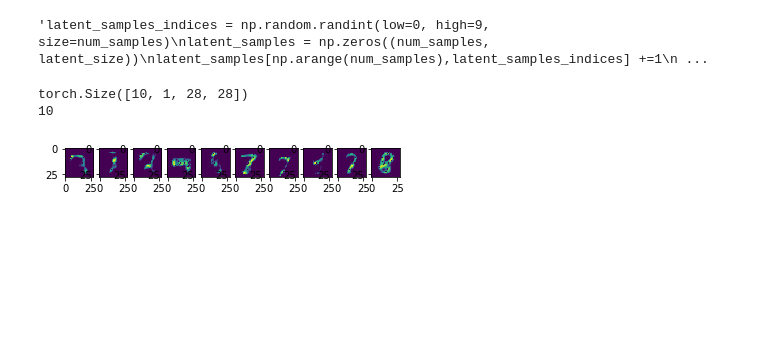
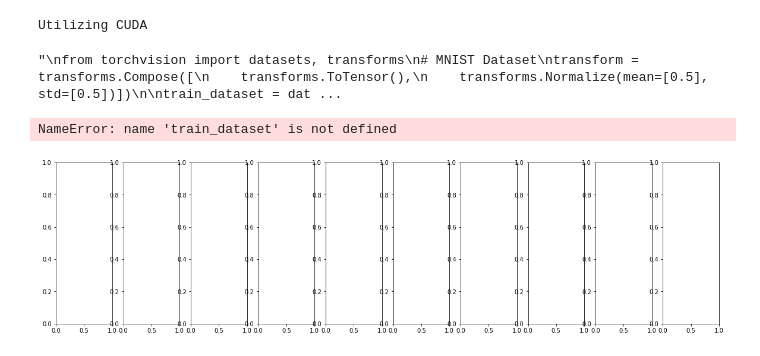
Before and after one commit to srineeey/neural_networks, a Jupyter notebook: mnist_aenc/aenc_mnist.ipynb, the cells around one changed output. Saved outputs shown, nothing was run; the diff lists cells and outputs as text; code cells hidden in the pictures; blank space fills up the shorter version.

```diff
--- a/mnist_aenc/aenc_mnist.ipynb
+++ b/mnist_aenc/aenc_mnist.ipynb
@@ -362,22 +0,0 @@ for image_i in range(num_images):
-# %%
-num_samples = 10
-latent_samples = torch.randint(low=1, high=1000, size=(num_samples, latent_size) )
-
-"""latent_samples_indices = np.random.randint(low=0, high=9, size=num_samples)
-latent_samples = np.zeros((num_samples, latent_size))
-latent_samples[np.arange(num_samples),latent_samples_indices] +=1
-latent_samples = torch.tensor(latent_samples)
-print(latent_samples[0])"""
-# %% [output]
-'latent_samples_indices = np.random.randint(low=0, high=9, size=num_samples)\nlatent_samples = np.zeros((num_samples, latent_size))\nlatent_samples[np.arange(num_samples),latent_samples_indices] +=1\n ...
-# %%
-output = net.decoder(latent_samples.to(device).float())
-print(output.size())
-print(len(output))
-fig, ax = plt.subplots(1,num_samples)
-for i in range(num_samples):
-    ax[i].imshow(output.detach().cpu()[i][0])
-# %% [output]
-torch.Size([10, 1, 28, 28])
-10
-[figure, removed]
@@ -383,0 +34,42 @@ torch.Size([10, 1, 28, 28])
+# %%
+if torch.cuda.is_available():
+    device = torch.device("cuda:0")
+    print("Utilizing CUDA")
+else:
+    device = torch.device("cpu")
+    print("Utilizing CPU")
+
+cpu_device = torch.device("cpu")
+# %% [output]
+Utilizing CUDA
+# %%
+"""Download dataset provided by pytorch"""
+"""
+from torchvision import datasets, transforms
+# MNIST Dataset
+transform = transforms.Compose([
+    transforms.ToTensor(),
+    transforms.Normalize(mean=[0.5], std=[0.5])])
+
+train_dataset = datasets.MNIST(root='./mnist_data/', train=True, transform=transform, download=True)
+test_dataset = datasets.MNIST(root='./mnist_data/', train=False, transform=transform, download=False)
+
+# Data Loader (Input Pipeline)
+train_loader = torch.utils.data.DataLoader(dataset=train_dataset, batch_size=batch_size, shuffle=True)
+test_loader = torch.utils.data.DataLoader(dataset=test_dataset, batch_size=batch_size, shuffle=False)
+"""
+# %% [output]
+"\nfrom torchvision import datasets, transforms\n# MNIST Dataset\ntransform = transforms.Compose([\n    transforms.ToTensor(),\n    transforms.Normalize(mean=[0.5], std=[0.5])])\n\ntrain_dataset = dat ...
+# %%
+plt.rcParams['figure.figsize'] = [20, 5]
+n_load = 10
+i = 0
+
+fig, ax = plt.subplots(1,n_load)
+for i in range(n_load):
+    ax[i].imshow(train_dataset[i][0].detach().cpu().numpy().reshape([28,28]))
+#plt.show()
+#print(dataset.get_image(i)[1])
+# %% [output]
+NameError: name 'train_dataset' is not defined
+[figure, added]
```
Also changed, not shown: parts of 43 cells of this notebook, 3 other files.
